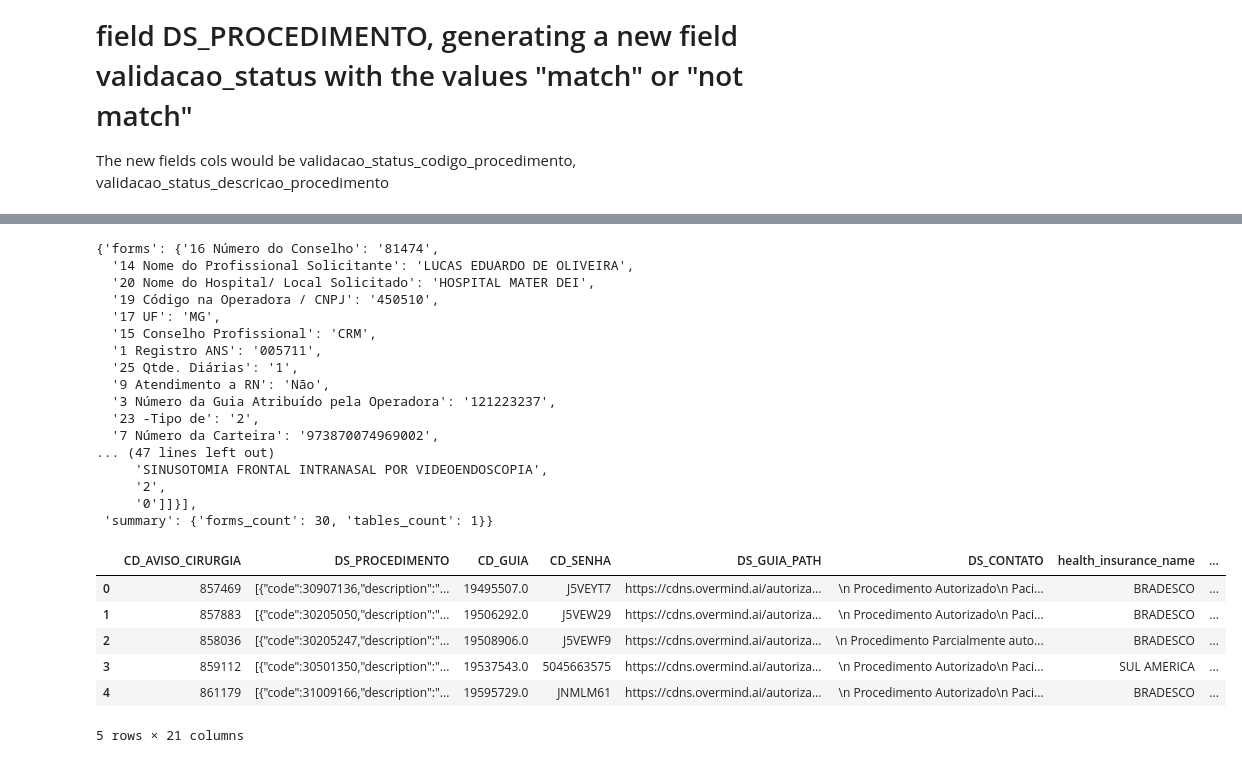
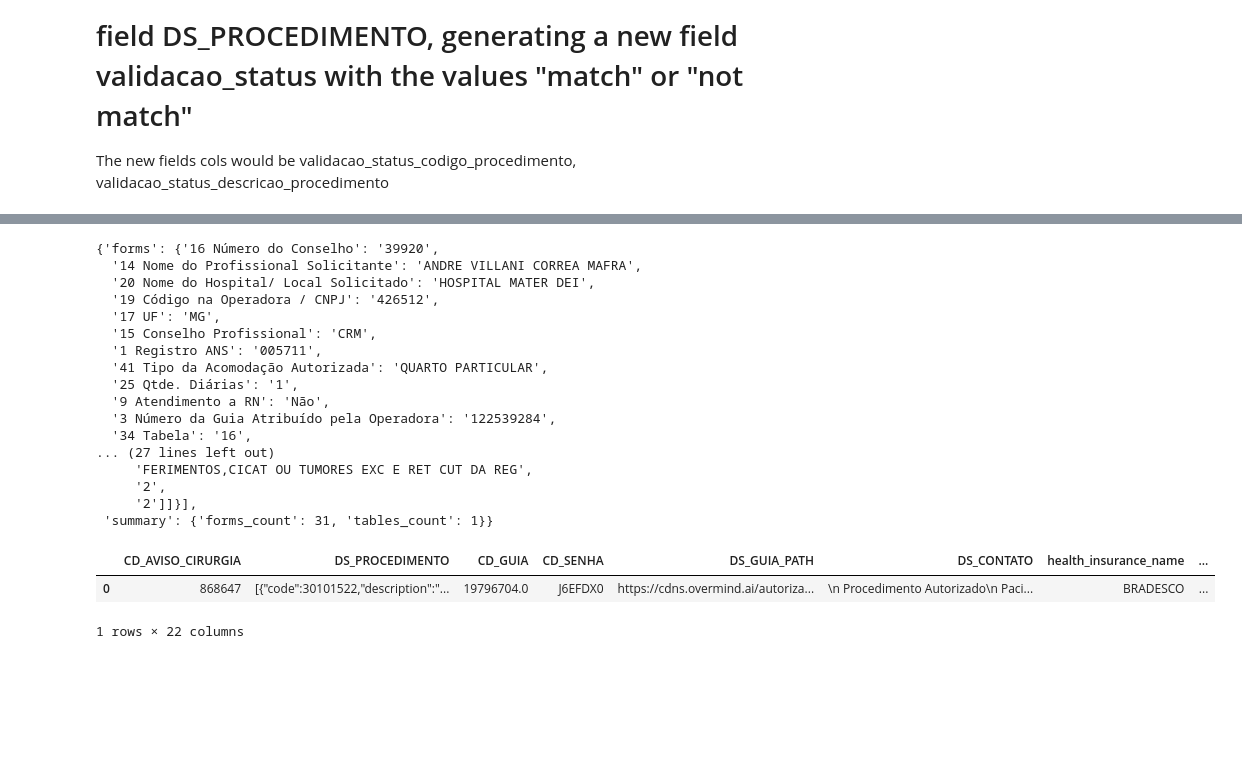
Before and after one commit to joao-thomaz-mle/autorizacoes-api, a Jupyter notebook: POC/05_aut_validation.ipynb, the cells around one changed output, grey strips where cells are left out. Saved outputs shown, nothing was run; the diff lists cells and outputs as text; code cells hidden in the pictures; blank space fills up the shorter version.

Commit message:
feat(workflow-nb-5): end to end workflor
only neets the s3 part to get excel and upload it, we wwill do in the api . rest is working for aba autorizacoes at least

```diff
--- a/POC/05_aut_validation.ipynb
+++ b/POC/05_aut_validation.ipynb
@@ -25,12 +334,16 @@ config_vars = load_config()
 # load the query strings
 autorizacao_query_file = "/home/joao/projects/company_projects/autorizacoes-api/POC/docs/querys/query_autorizacao.sql"
 autorizacao_query_str = load_query_from_file(autorizacao_query_file)
+autorizacao_sql_final = autorizacao_query_str.replace("?", avisos_interest_list_str, 1)
 
 procedimento_query_file = "/home/joao/projects/company_projects/autorizacoes-api/POC/docs/querys/query_procedimento.sql"
 procedimento_query_str = load_query_from_file(procedimento_query_file)
+procedimento_sql_final = procedimento_query_str.replace("?", avisos_interest_list_str, 1)
 
 finalizado_query_file = "/home/joao/projects/company_projects/autorizacoes-api/POC/docs/querys/query_pedido_finalizado_resposta.sql"
 finalizado_query_str = load_query_from_file(finalizado_query_file)
+finalizado_sql_final = finalizado_query_str.replace("?", avisos_interest_list_str, 1)
 
 aviso_cirurgia_query_file = "/home/joao/projects/company_projects/autorizacoes-api/POC/docs/querys/query_aviso_cirurgia.sql"
 aviso_cirurgia_query_str = load_query_from_file(aviso_cirurgia_query_file)
+aviso_cirurgia_sql_final = aviso_cirurgia_query_str.replace("?", avisos_interest_list_str, 1)
@@ -37,6 +354,6 @@ aviso_cirurgia_query_str = load_query_from_file(aviso_cirurgia_query_file)
 # %%
-maria_db_procedimento_df = execute_query_to_df(db_service_class=MariaDBService(settings=config_vars), query=procedimento_query_str, fetch_limit=500)
-oracle_db_autorizacao_df = execute_query_to_df(db_service_class=OracleService(settings=config_vars), query=autorizacao_query_str)
-oracle_db_finalizado_df = execute_query_to_df(db_service_class=OracleService(settings=config_vars), query=finalizado_query_str)
-maria_db_aviso_cirurgia_df = execute_query_to_df(db_service_class=MariaDBService(settings=config_vars), query=aviso_cirurgia_query_str)
+maria_db_procedimento_df = execute_query_to_df(db_service_class=MariaDBService(settings=config_vars), query=procedimento_sql_final)
+oracle_db_autorizacao_df = execute_query_to_df(db_service_class=OracleService(settings=config_vars), query=autorizacao_sql_final)
+oracle_db_finalizado_df = execute_query_to_df(db_service_class=OracleService(settings=config_vars), query=finalizado_sql_final)
+maria_db_aviso_cirurgia_df = execute_query_to_df(db_service_class=MariaDBService(settings=config_vars), query=aviso_cirurgia_sql_final)
 # %% [output]
@@ -280,9 +586,11 @@ def llm_dict_to_final_df(llm_results: Dict, textract_results: Dict, df: pd.DataF
     # Add suffix to distinguish LLM columns
     llm_expanded_df = llm_expanded_df.add_suffix('_llm').rename(columns={'CD_AVISO_CIRURGIA_llm': 'CD_AVISO_CIRURGIA'})
 
+
+    # add the full llm results as a new column, maping the llm dict to the CD_AVISO_CIRURGIA
+    llm_expanded_df['llm_full_results'] = llm_expanded_df['CD_AVISO_CIRURGIA'].map(llm_results)
     # Convert CD_AVISO_CIRURGIA to int to match the original dataframe type
     llm_expanded_df['CD_AVISO_CIRURGIA'] = llm_expanded_df['CD_AVISO_CIRURGIA'].astype(int)
-
     # Map textract results based on CD_AVISO_CIRURGIA values
     # Convert the keys in textract_results to int for proper mapping
     textract_results_int_keys = {int(k): v for k, v in textract_results.items()}
@@ -494,52 +804,52 @@ Timestamp('2026-01-07 00:00:00')
 # %%
-llm_results_df.loc[2, 'textract_results']
+llm_results_df.loc[0, 'textract_results']
 # %% [output]
-{'forms': {'16 Número do Conselho': '81474',
-  '14 Nome do Profissional Solicitante': 'LUCAS EDUARDO DE OLIVEIRA',
+{'forms': {'16 Número do Conselho': '39920',
+  '14 Nome do Profissional Solicitante': 'ANDRE VILLANI CORREA MAFRA',
   '20 Nome do Hospital/ Local Solicitado': 'HOSPITAL MATER DEI',
-  '19 Código na Operadora / CNPJ': '450510',
+  '19 Código na Operadora / CNPJ': '426512',
   '17 UF': 'MG',
   '15 Conselho Profissional': 'CRM',
   '1 Registro ANS': '005711',
+  '41 Tipo da Acomodação Autorizada': 'QUARTO PARTICULAR',
   '25 Qtde. Diárias': '1',
   '9 Atendimento a RN': 'Não',
-  '3 Número da Guia Atribuído pela Operadora': '121223237',
-  '23 -Tipo de': '2',
-  '7 Número da Carteira': '973870074969002',
-... (47 lines left out)
-     'SINUSOTOMIA FRONTAL INTRANASAL POR VIDEOENDOSCOPIA',
+  '3 Número da Guia Atribuído pela Operadora': '122539284',
+  '34 Tabela': '16',
+... (27 lines left out)
+     'FERIMENTOS,CICAT OU TUMORES EXC E RET CUT DA REG',
      '2',
-     '0']]}],
- 'summary': {'forms_count': 30, 'tables_count': 1}}
+     '2']]}],
+ 'summary': {'forms_count': 31, 'tables_count': 1}}
 # %%
 import pandas as pd
 from datetime import timedelta
 import numpy as np
 
 # Replace string "None" with actual NaN values before processing
 llm_results_df['validade_senha_llm'] = llm_results_df['validade_senha_llm'].replace('None', np.nan)
 
 # Ensure date columns are in datetime format, coercing errors to NaT (Not a Time)
 # This handles cases where the date might be None or in an invalid format
-llm_results_df['data_solicitacao_llm'] = pd.to_datetime(llm_results_df['data_solicitacao_llm'], errors='coerce', dayfirst=True)
-llm_results_df['validade_senha_llm'] = pd.to_datetime(llm_results_df['validade_senha_llm'], errors='coerce', dayfirst=True)
+llm_results_df['data_solicitacao_llm'] = pd.to_datetime(llm_results_df['data_solicitacao_llm'], errors='coerce')
+llm_results_df['validade_senha_llm'] = pd.to_datetime(llm_results_df['validade_senha_llm'], errors='coerce')
 
 # Define the condition for the update
 condition = (
     (llm_results_df['health_insurance_name'] == 'BRADESCO') &
     (llm_results_df['validade_senha_llm'].isna()) &
     (llm_results_df['data_solicitacao_llm'].notna())
 )
 
 # Apply the update where the condition is true
 llm_results_df.loc[condition, 'validade_senha_llm'] = llm_results_df.loc[condition, 'data_solicitacao_llm'] + timedelta(days=180)
 
+# transform the dates back to str, but not like this: "'2026-02-09'", but like 09-02-2026"
+llm_results_df['data_solicitacao_llm'] = llm_results_df['data_solicitacao_llm'].dt.strftime('%d-%m-%Y')
+llm_results_df['validade_senha_llm'] = llm_results_df['validade_senha_llm'].dt.strftime('%d-%m-%Y')
+
 llm_results_df.head()
 # %% [output]
 |  | CD_AVISO_CIRURGIA | DS_PROCEDIMENTO | CD_GUIA | CD_SENHA | DS_GUIA_PATH | DS_CONTATO | health_insurance_name | ... |
-| 0 | 857469 | [{"code":30907136,"description":"... | 19495507.0 | J5VEYT7 | https://cdns.overmind.ai/autoriza... | \n Procedimento Autorizado\n Paci... | BRADESCO | ... |
-| 1 | 857883 | [{"code":30205050,"description":"... | 19506292.0 | J5VEW29 | https://cdns.overmind.ai/autoriza... | \n Procedimento Autorizado\n Paci... | BRADESCO | ... |
-| 2 | 858036 | [{"code":30205247,"description":"... | 19508906.0 | J5VEWF9 | https://cdns.overmind.ai/autoriza... | \n Procedimento Parcialmente auto... | BRADESCO | ... |
-| 3 | 859112 | [{"code":30501350,"description":"... | 19537543.0 | 5045663575 | https://cdns.overmind.ai/autoriza... | \n Procedimento Autorizado\n Paci... | SUL AMERICA | ... |
-| 4 | 861179 | [{"code":31009166,"description":"... | 19595729.0 | JNMLM61 | https://cdns.overmind.ai/autoriza... | \n Procedimento Autorizado\n Paci... | BRADESCO | ... |
+| 0 | 868647 | [{"code":30101522,"description":"... | 19796704.0 | J6EFDX0 | https://cdns.overmind.ai/autoriza... | \n Procedimento Autorizado\n Paci... | BRADESCO | ... |
-5 rows × 21 columns
+1 rows × 22 columns
```
Also changed, not shown: parts of 30 cells of this notebook, 2 other files.
